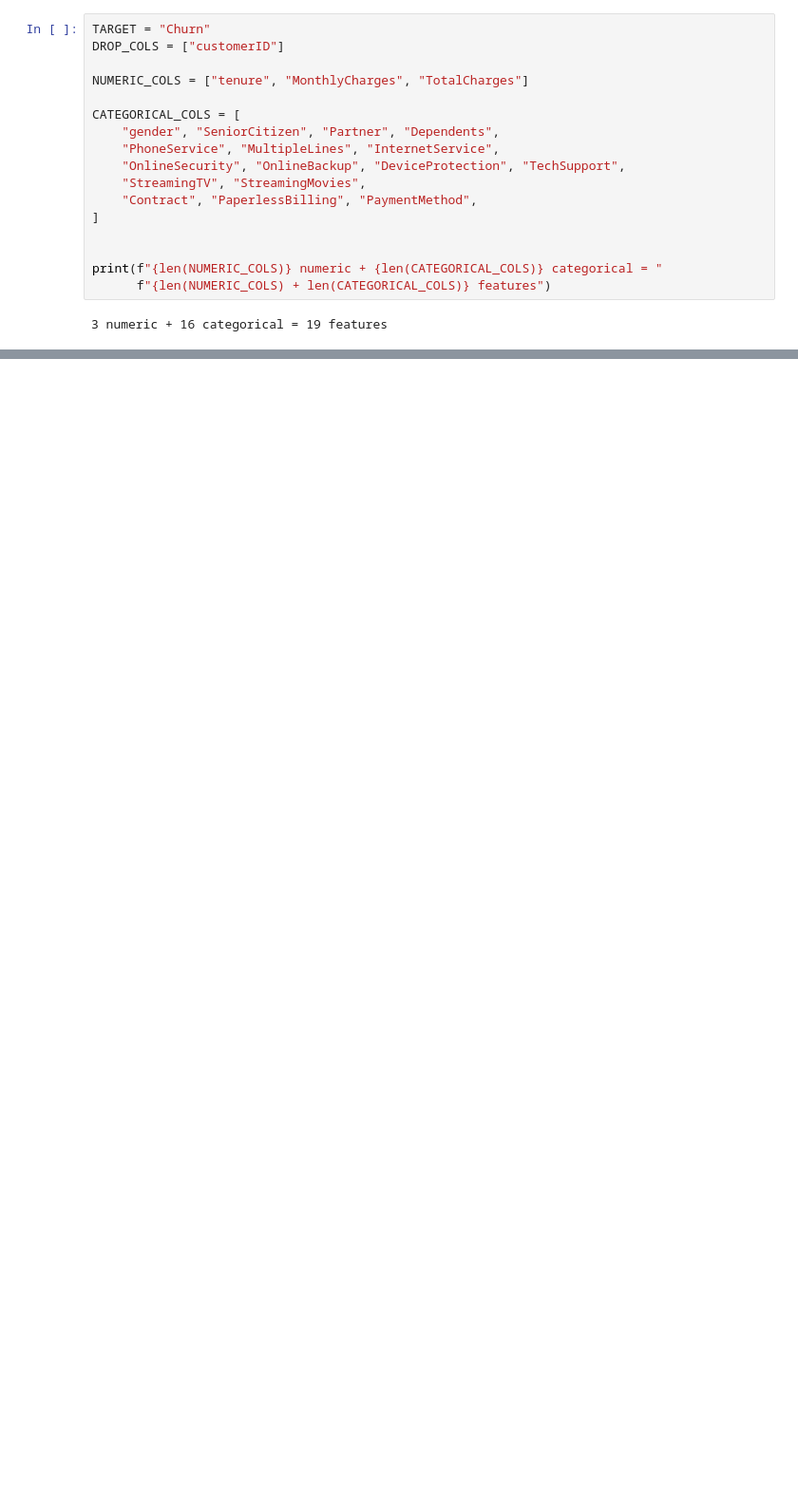
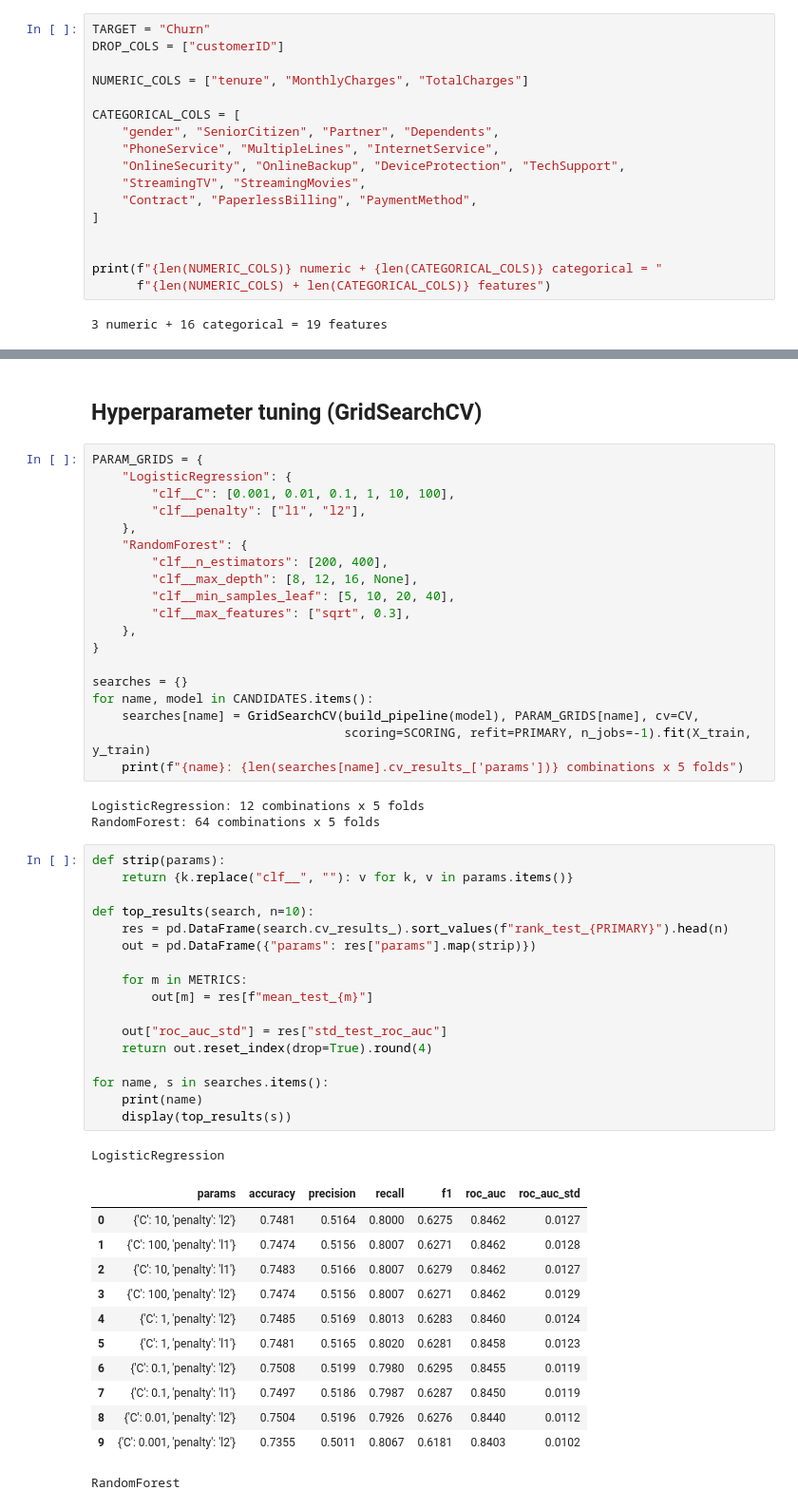
Before and after one commit to Het-26/ML-Project, a Jupyter notebook: notebooks/eda_and_training.ipynb, the cells around one changed output, grey strips where cells are left out. Shown at 95% size. Drawn from its saved outputs; the diff is of its cells as text; blank space fills up the shorter version.

```diff
--- a/notebooks/eda_and_training.ipynb
+++ b/notebooks/eda_and_training.ipynb
@@ -228,0 +303,55 @@ print(f"{len(NUMERIC_COLS)} numeric + {len(CATEGORICAL_COLS)} categorical = "
+# %% [markdown]
+## Hyperparameter tuning (GridSearchCV)
+# %%
+PARAM_GRIDS = {
+    "LogisticRegression": {
+        "clf__C": [0.001, 0.01, 0.1, 1, 10, 100],
+        "clf__penalty": ["l1", "l2"],
+    },
+    "RandomForest": {
+        "clf__n_estimators": [200, 400],
+        "clf__max_depth": [8, 12, 16, None],
+        "clf__min_samples_leaf": [5, 10, 20, 40],
+        "clf__max_features": ["sqrt", 0.3],
+    },
+}
+
+searches = {}
+for name, model in CANDIDATES.items():
+    searches[name] = GridSearchCV(build_pipeline(model), PARAM_GRIDS[name], cv=CV,
+                                  scoring=SCORING, refit=PRIMARY, n_jobs=-1).fit(X_train, y_train)
+    print(f"{name}: {len(searches[name].cv_results_['params'])} combinations x 5 folds")
+# %% [output]
+LogisticRegression: 12 combinations x 5 folds
+RandomForest: 64 combinations x 5 folds
+# %%
+def strip(params):
+    return {k.replace("clf__", ""): v for k, v in params.items()}
+
+def top_results(search, n=10):
+    res = pd.DataFrame(search.cv_results_).sort_values(f"rank_test_{PRIMARY}").head(n)
+    out = pd.DataFrame({"params": res["params"].map(strip)})
+
+    for m in METRICS:
+        out[m] = res[f"mean_test_{m}"]
+
+    out["roc_auc_std"] = res["std_test_roc_auc"]
+    return out.reset_index(drop=True).round(4)
+
+for name, s in searches.items():
+    print(name)
+    display(top_results(s))
+# %% [output]
+LogisticRegression
+|  | params | accuracy | precision | recall | f1 | roc_auc | roc_auc_std |
+| 0 | {'C': 10, 'penalty': 'l2'} | 0.7481 | 0.5164 | 0.8000 | 0.6275 | 0.8462 | 0.0127 |
+| 1 | {'C': 100, 'penalty': 'l1'} | 0.7474 | 0.5156 | 0.8007 | 0.6271 | 0.8462 | 0.0128 |
+| 2 | {'C': 10, 'penalty': 'l1'} | 0.7483 | 0.5166 | 0.8007 | 0.6279 | 0.8462 | 0.0127 |
+| 3 | {'C': 100, 'penalty': 'l2'} | 0.7474 | 0.5156 | 0.8007 | 0.6271 | 0.8462 | 0.0129 |
+| 4 | {'C': 1, 'penalty': 'l2'} | 0.7485 | 0.5169 | 0.8013 | 0.6283 | 0.8460 | 0.0124 |
+| 5 | {'C': 1, 'penalty': 'l1'} | 0.7481 | 0.5165 | 0.8020 | 0.6281 | 0.8458 | 0.0123 |
+| 6 | {'C': 0.1, 'penalty': 'l2'} | 0.7508 | 0.5199 | 0.7980 | 0.6295 | 0.8455 | 0.0119 |
+| 7 | {'C': 0.1, 'penalty': 'l1'} | 0.7497 | 0.5186 | 0.7987 | 0.6287 | 0.8450 | 0.0119 |
+| 8 | {'C': 0.01, 'penalty': 'l2'} | 0.7504 | 0.5196 | 0.7926 | 0.6276 | 0.8440 | 0.0112 |
+| 9 | {'C': 0.001, 'penalty': 'l2'} | 0.7355 | 0.5011 | 0.8067 | 0.6181 | 0.8403 | 0.0102 |
+RandomForest
```
Also changed, not shown: parts of 15 cells of this notebook, 2 other files.
